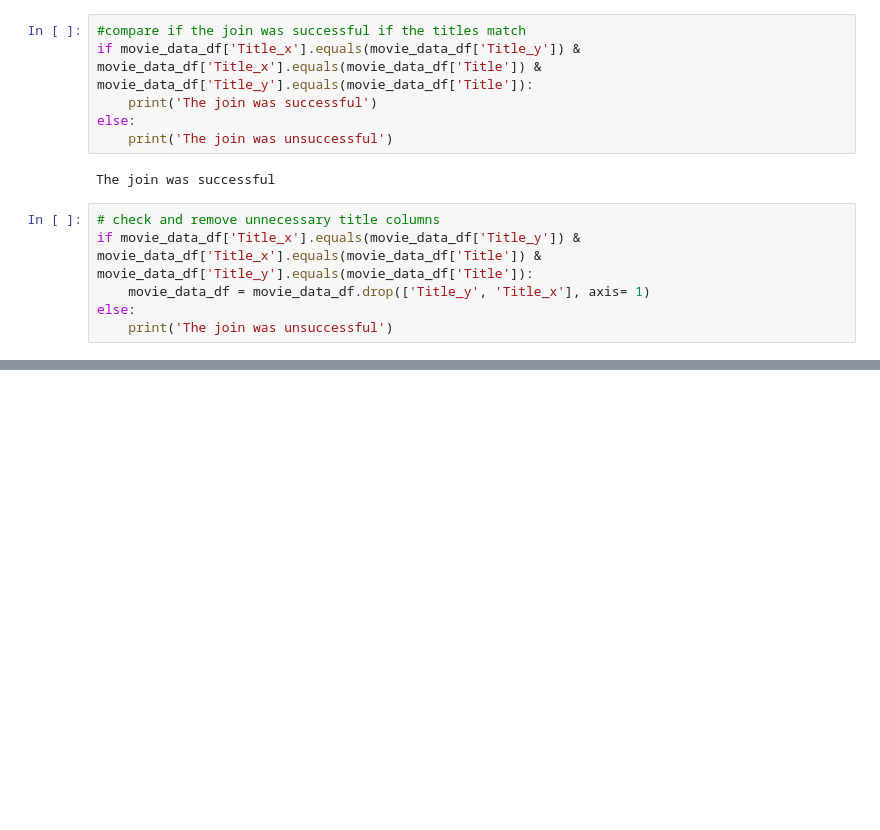
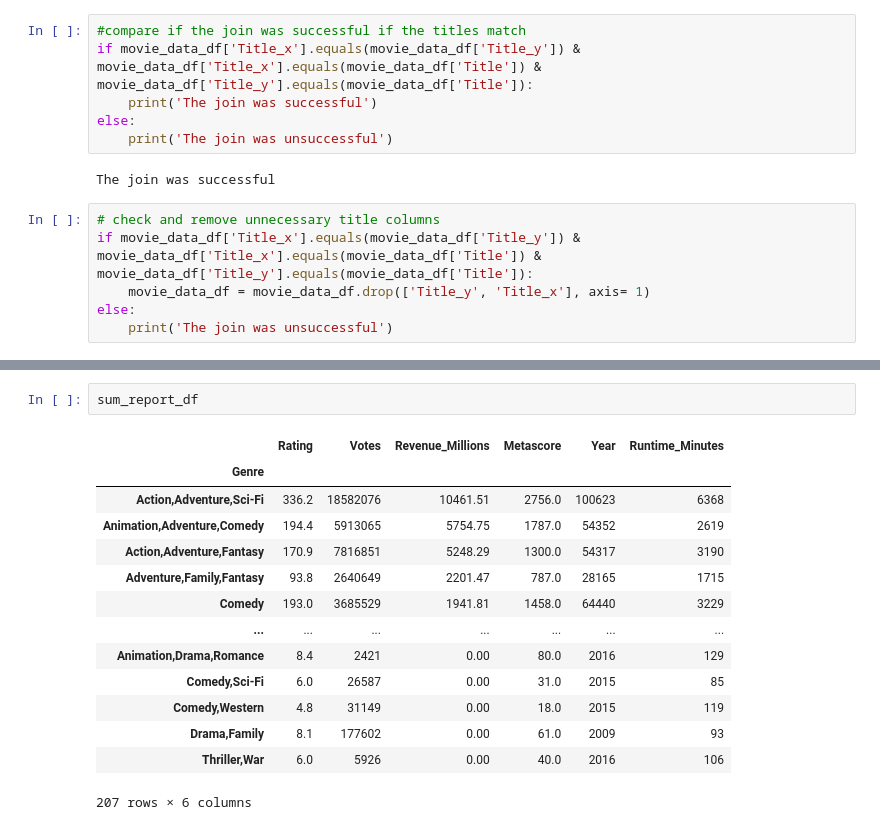
Before and after one commit to JessicaReay/ADF_data_eng_film, a Jupyter notebook: creation_jp.ipynb, the cells around one changed output, grey strips where cells are left out. Saved outputs shown, nothing was run; the diff lists cells and outputs as text; blank space fills up the shorter version.

```diff
--- a/creation_jp.ipynb
+++ b/creation_jp.ipynb
@@ -166,0 +252,17 @@ movie_data_df.head()
+# %%
+sum_report_df
+# %% [output]
+|  | Rating | Votes | Revenue_Millions | Metascore | Year | Runtime_Minutes |
+| Genre |  |  |  |  |  |  |
+| Action,Adventure,Sci-Fi | 336.2 | 18582076 | 10461.51 | 2756.0 | 100623 | 6368 |
+| Animation,Adventure,Comedy | 194.4 | 5913065 | 5754.75 | 1787.0 | 54352 | 2619 |
+| Action,Adventure,Fantasy | 170.9 | 7816851 | 5248.29 | 1300.0 | 54317 | 3190 |
+| Adventure,Family,Fantasy | 93.8 | 2640649 | 2201.47 | 787.0 | 28165 | 1715 |
+| Comedy | 193.0 | 3685529 | 1941.81 | 1458.0 | 64440 | 3229 |
+| ... | ... | ... | ... | ... | ... | ... |
+| Animation,Drama,Romance | 8.4 | 2421 | 0.00 | 80.0 | 2016 | 129 |
+| Comedy,Sci-Fi | 6.0 | 26587 | 0.00 | 31.0 | 2015 | 85 |
+| Comedy,Western | 4.8 | 31149 | 0.00 | 18.0 | 2015 | 119 |
+| Drama,Family | 8.1 | 177602 | 0.00 | 61.0 | 2009 | 93 |
+| Thriller,War | 6.0 | 5926 | 0.00 | 40.0 | 2016 | 106 |
+207 rows × 6 columns
```
Also changed, not shown: parts of 10 cells of this notebook, 1 other file.
